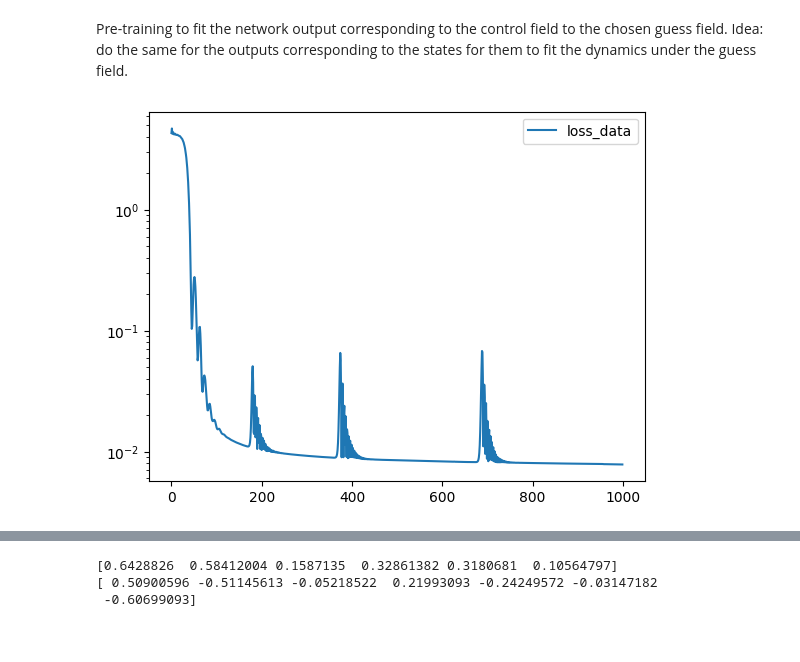
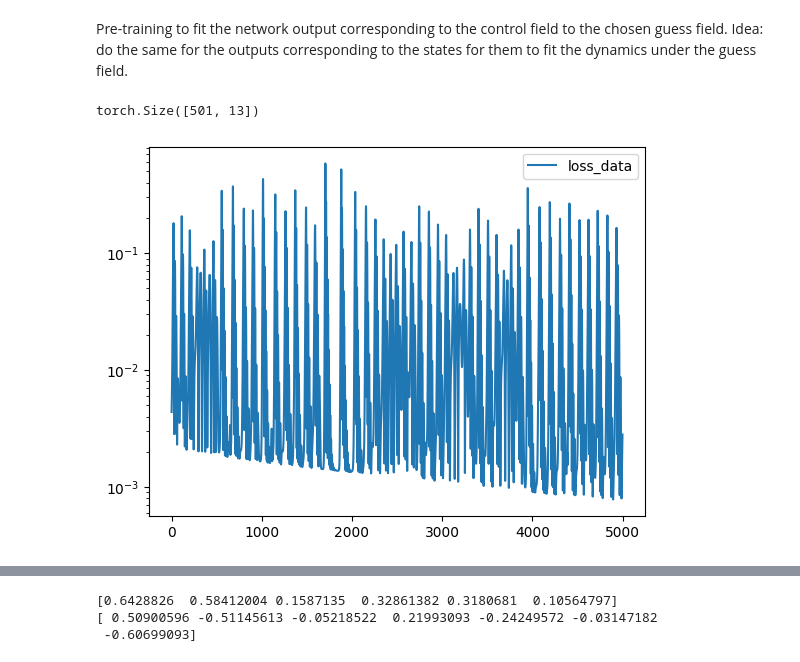
Before and after one commit to martinjimenez388/my-first-proyect, a Jupyter notebook: PINN_control_GATE_3levs_FreqTrick.ipynb, the cells around one changed output, grey strips where cells are left out. Drawn from its saved outputs; the diff is of its cells as text; code cells hidden in the pictures.

Commit message:
Run the definitive simulations and save the control fields.

```diff
--- a/PINN_control_GATE_3levs_FreqTrick.ipynb
+++ b/PINN_control_GATE_3levs_FreqTrick.ipynb
@@ -245,7 +245,7 @@ def quevol(w_opt, t_points, instates):
     sig10 = one *zero.dag()   # |1><0|
     sig20 = two *zero.dag() # |2><0|
 
-    E0=0;E1=10;E2=50
+    E1=10;E2=50
     w01=1;w02=3;w12=5
     #w01=1;w02=0;w12=0
     H0 = E1*sig11+E2*sig22
@@ -291,40 +291,44 @@ pi=tc.tensor([np.pi])
 def guess_field(t):
     return pi/tfinal*tc.exp(-(t/tfinal-1/2)**2)*tc.cos(2*pi*t)
 
-w_opt = guess_field(tc.from_numpy(t_points)).detach().numpy()
+#w_opt = guess_field(tc.from_numpy(t_points)).detach().numpy()
 instates = [qt.basis(3,0), qt.basis(3,1)]
 sts = quevol(w_opt, t_points, instates)
+# %%
+y.shape
+# %% [output]
+torch.Size([501, 13])
 # %%
-epocas  = 1000
+epocas  = 5000
 LOSS    = []
 LOSS1   = []
 LOSS2   = []
 
 for _ in tqdm(range(epocas)):
     ####### Forward pass #######
     y  = X_vector(time)
     LOSS_data =  (y[:,0:12] - tc.from_numpy(sts))**2
 
-    LOSS_data += (y[:,12:13]- guess_field(time))**2#tc.from_numpy(ctrl)
+    LOSS_data += (y[:,12:13]- tc.from_numpy(w_opt).reshape(-1, 1))**2# guess_field(time)
     LOSS_data = LOSS_data.mean()
 
     ####### Loss total #######
     loss_i =  LOSS_data.mean()
 
     ####### Backpropagation #######
     opt.zero_grad()
     loss_i.backward()
     opt.step()
     LOSS2.append(LOSS_data.cpu().detach().numpy())
     LOSS.append(loss_i.cpu().detach().numpy())
 
 
 plt.plot(LOSS2,label="loss_data")
 plt.yscale("log")
 plt.legend()
 plt.show()
 # %% [output]
-[figure, old version]
+[figure, new version]
 # %%
 t_points =  np.linspace(tfinal/N,tfinal, N)
 X_  = X_vector(time).detach().numpy()
```
Also changed, not shown: parts of 8 cells of this notebook, 2 other files.
